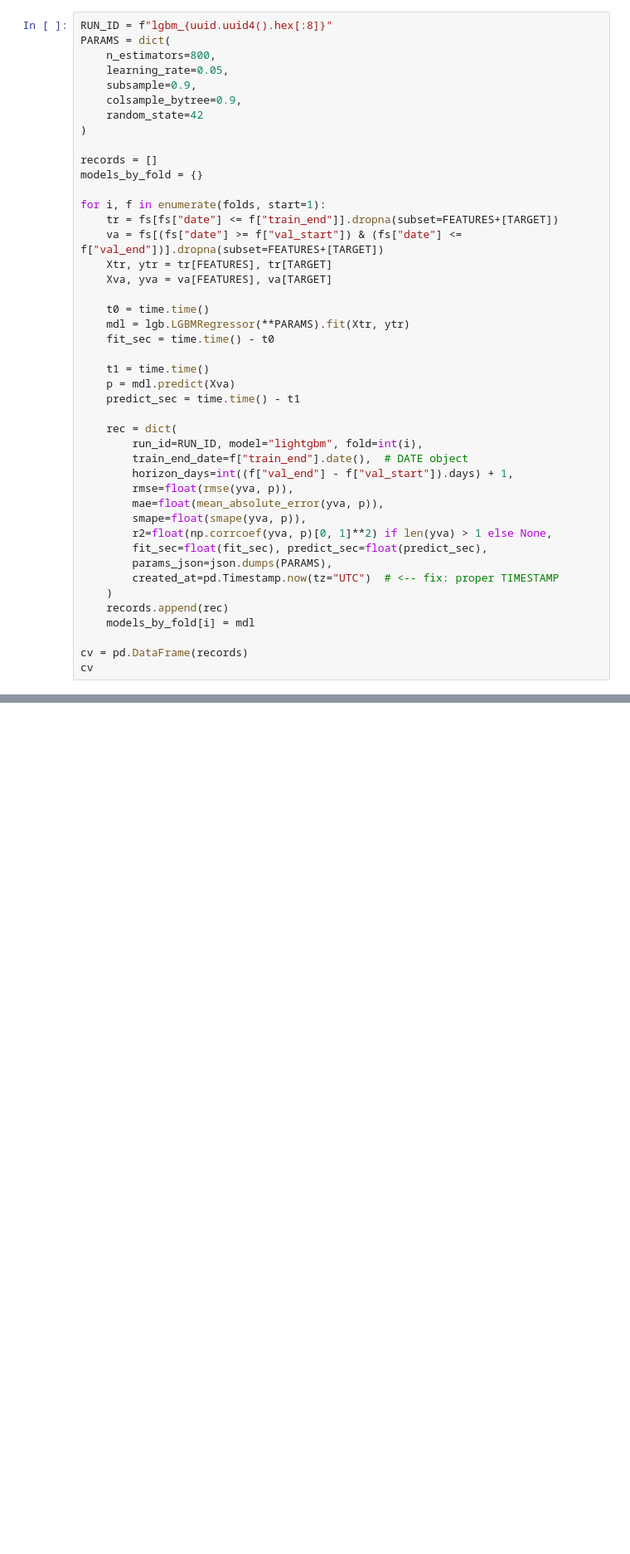
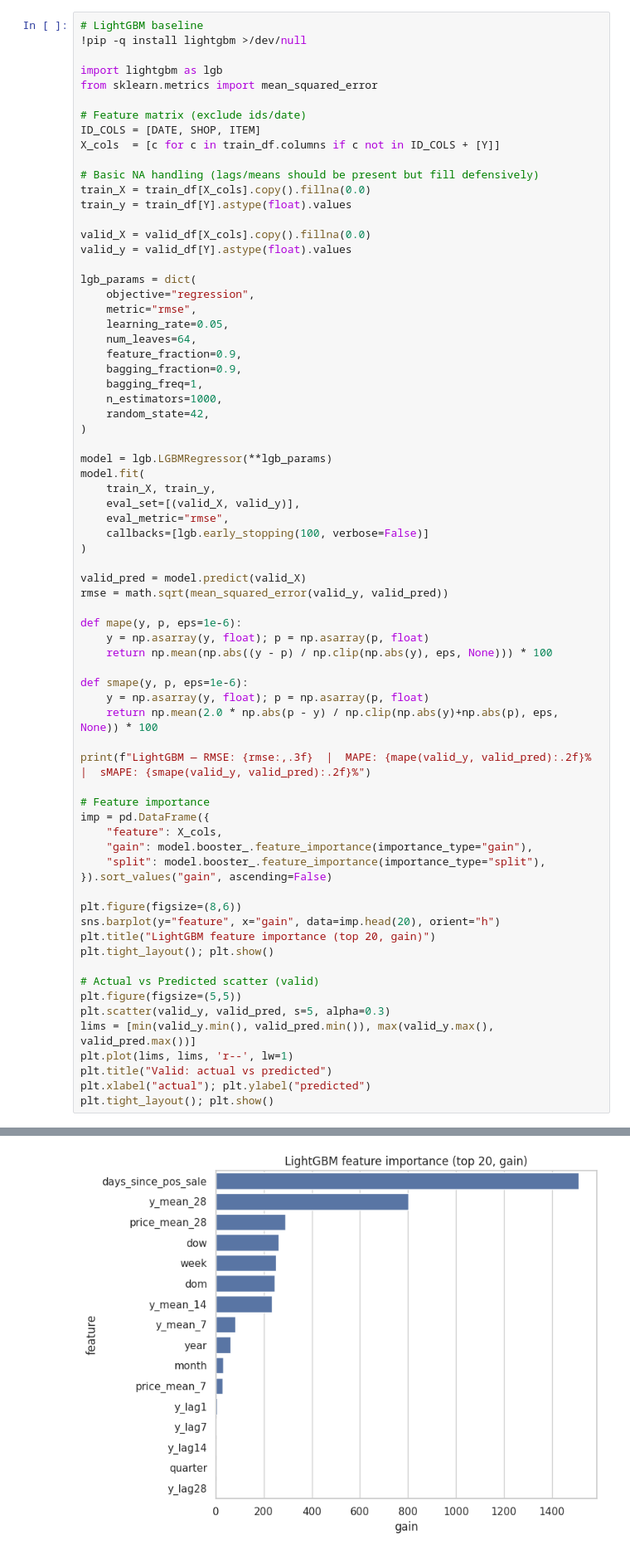
Before and after one commit to btheard3/retail-alpha-forecaster, a Jupyter notebook: notebooks/03_modeling_cv.ipynb, the cells around one changed output, grey strips where cells are left out. Shown at 83% size. Saved outputs shown, nothing was run; the diff lists cells and outputs as text; blank space fills up the shorter version.

```diff
--- a/notebooks/03_modeling_cv.ipynb
+++ b/notebooks/03_modeling_cv.ipynb
@@ -88,45 +164,72 @@ folds
 # %%
-RUN_ID = f"lgbm_{uuid.uuid4().hex[:8]}"
-PARAMS = dict(
-    n_estimators=800,
+# LightGBM baseline
+!pip -q install lightgbm >/dev/null
+
+import lightgbm as lgb
+from sklearn.metrics import mean_squared_error
+
+# Feature matrix (exclude ids/date)
+ID_COLS = [DATE, SHOP, ITEM]
+X_cols  = [c for c in train_df.columns if c not in ID_COLS + [Y]]
+
+# Basic NA handling (lags/means should be present but fill defensively)
+train_X = train_df[X_cols].copy().fillna(0.0)
+train_y = train_df[Y].astype(float).values
+
+valid_X = valid_df[X_cols].copy().fillna(0.0)
+valid_y = valid_df[Y].astype(float).values
+
+lgb_params = dict(
+    objective="regression",
+    metric="rmse",
     learning_rate=0.05,
-    subsample=0.9,
-    colsample_bytree=0.9,
-    random_state=42
+    num_leaves=64,
+    feature_fraction=0.9,
+    bagging_fraction=0.9,
+    bagging_freq=1,
+    n_estimators=1000,
+    random_state=42,
 )
 
-records = []
-models_by_fold = {}
+model = lgb.LGBMRegressor(**lgb_params)
+model.fit(
+    train_X, train_y,
+    eval_set=[(valid_X, valid_y)],
+    eval_metric="rmse",
+    callbacks=[lgb.early_stopping(100, verbose=False)]
+)
 
-for i, f in enumerate(folds, start=1):
-    tr = fs[fs["date"] <= f["train_end"]].dropna(subset=FEATURES+[TARGET])
-    va = fs[(fs["date"] >= f["val_start"]) & (fs["date"] <= f["val_end"])].dropna(subset=FEATURES+[TARGET])
-    Xtr, ytr = tr[FEATURES], tr[TARGET]
-    Xva, yva = va[FEATURES], va[TARGET]
+valid_pred = model.predict(valid_X)
+rmse = math.sqrt(mean_squared_error(valid_y, valid_pred))
 
-    t0 = time.time()
-    mdl = lgb.LGBMRegressor(**PARAMS).fit(Xtr, ytr)
-    fit_sec = time.time() - t0
+def mape(y, p, eps=1e-6):
+    y = np.asarray(y, float); p = np.asarray(p, float)
+    return np.mean(np.abs((y - p) / np.clip(np.abs(y), eps, None))) * 100
 
-    t1 = time.time()
-    p = mdl.predict(Xva)
-    predict_sec = time.time() - t1
+def smape(y, p, eps=1e-6):
+    y = np.asarray(y, float); p = np.asarray(p, float)
+    return np.mean(2.0 * np.abs(p - y) / np.clip(np.abs(y)+np.abs(p), eps, None)) * 100
 
-    rec = dict(
-        run_id=RUN_ID, model="lightgbm", fold=int(i),
-        train_end_date=f["train_end"].date(),  # DATE object
-        horizon_days=int((f["val_end"] - f["val_start"]).days) + 1,
-        rmse=float(rmse(yva, p)),
-        mae=float(mean_absolute_error(yva, p)),
-        smape=float(smape(yva, p)),
-        r2=float(np.corrcoef(yva, p)[0, 1]**2) if len(yva) > 1 else None,
-        fit_sec=float(fit_sec), predict_sec=float(predict_sec),
-        params_json=json.dumps(PARAMS),
-        created_at=pd.Timestamp.now(tz="UTC")  # <-- fix: proper TIMESTAMP
-    )
-    records.append(rec)
-    models_by_fold[i] = mdl
+print(f"LightGBM — RMSE: {rmse:,.3f}  |  MAPE: {mape(valid_y, valid_pred):.2f}%  |  sMAPE: {smape(valid_y, valid_pred):.2f}%")
 
-cv = pd.DataFrame(records)
-cv
+# Feature importance
+imp = pd.DataFrame({
+    "feature": X_cols,
+    "gain": model.booster_.feature_importance(importance_type="gain"),
+    "split": model.booster_.feature_importance(importance_type="split"),
+}).sort_values("gain", ascending=False)
+
+plt.figure(figsize=(8,6))
+sns.barplot(y="feature", x="gain", data=imp.head(20), orient="h")
+plt.title("LightGBM feature importance (top 20, gain)")
+plt.tight_layout(); plt.show()
+
+# Actual vs Predicted scatter (valid)
+plt.figure(figsize=(5,5))
+plt.scatter(valid_y, valid_pred, s=5, alpha=0.3)
+lims = [min(valid_y.min(), valid_pred.min()), max(valid_y.max(), valid_pred.max())]
+plt.plot(lims, lims, 'r--', lw=1)
+plt.title("Valid: actual vs predicted")
+plt.xlabel("actual"); plt.ylabel("predicted")
+plt.tight_layout(); plt.show()
 # %% [output]
@@ -153,0 +255 @@ And if memory is not enough, you can set `force_col_wise=true`.
+[figure, added]
```
Also changed, not shown: parts of 9 cells of this notebook.
